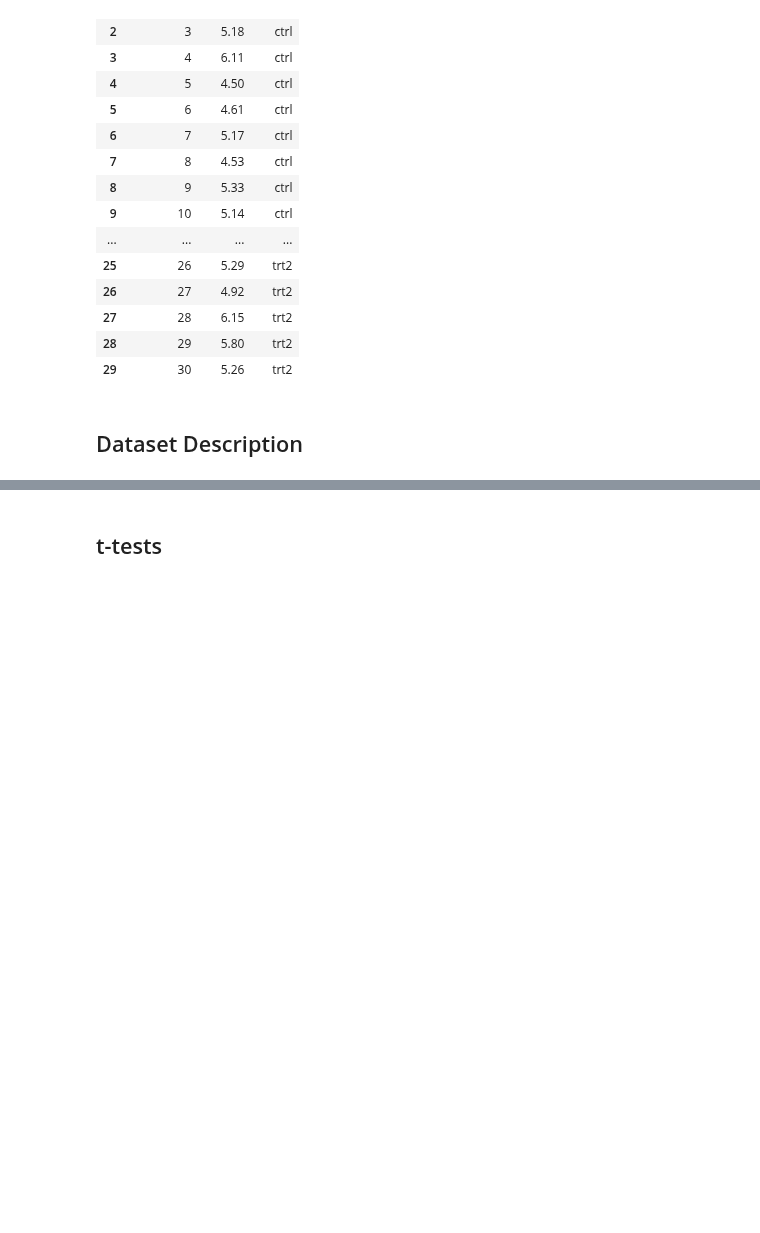
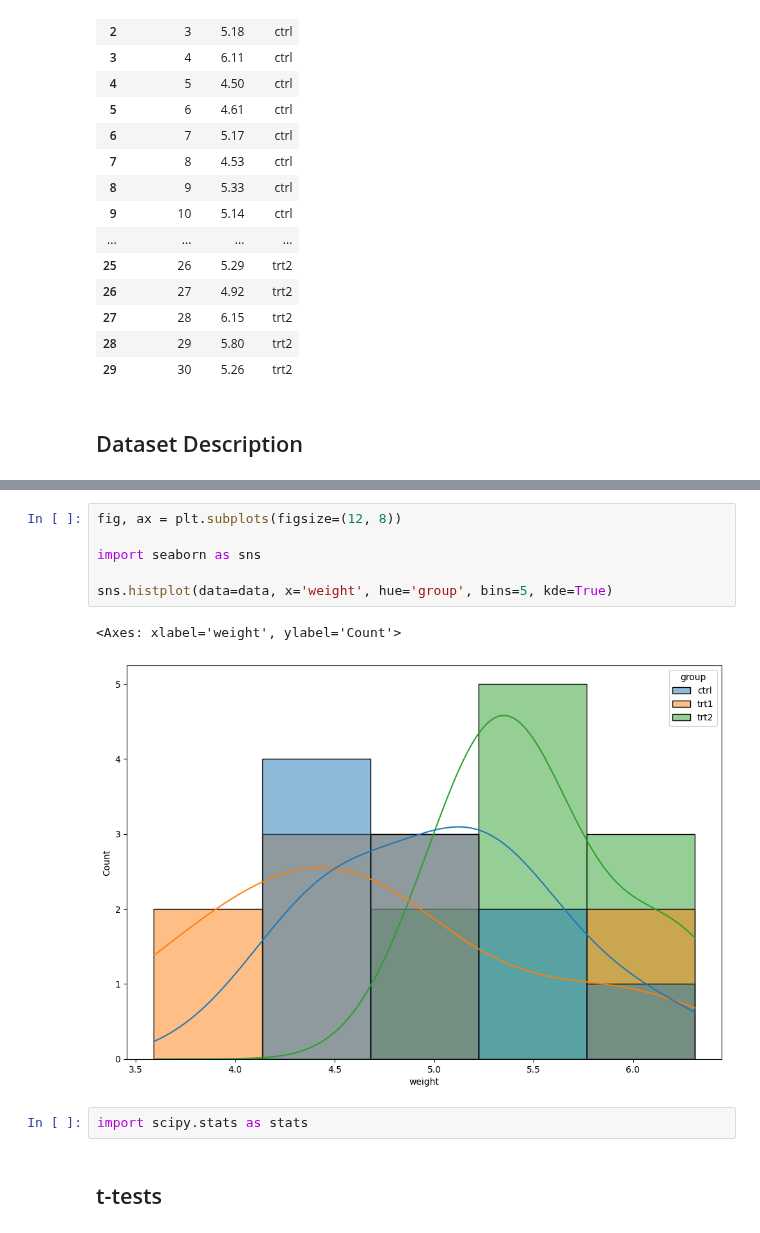
Before and after one commit to Eilis9/applied_statistics, a Jupyter notebook: project.ipynb, the cells around one changed output, grey strips where cells are left out. Drawn from its saved outputs; the diff is of its cells as text; blank space fills up the shorter version.

```diff
--- a/project.ipynb
+++ b/project.ipynb
@@ -80,3 +134,14 @@ fig.tight_layout()
+# %%
+fig, ax = plt.subplots(figsize=(12, 8))
+
+import seaborn as sns
+
+sns.histplot(data=data, x='weight', hue='group', bins=5, kde=True)
+# %% [output]
+<Axes: xlabel='weight', ylabel='Count'>
+[figure, added]
+# %%
+import scipy.stats as stats
 # %% [markdown]
 ## t-tests
 # %% [markdown]
```
Also changed, not shown: parts of 8 cells of this notebook, 3 other files.
